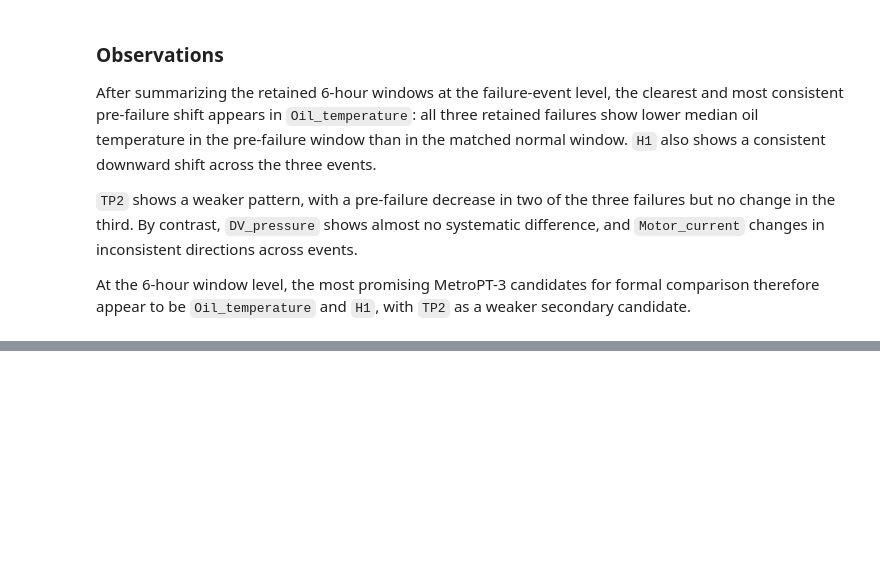
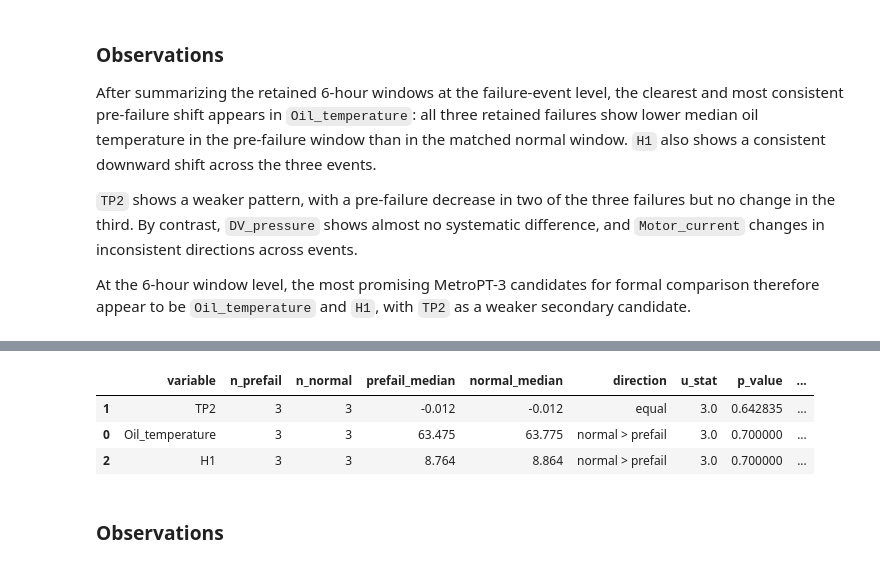
Before and after one commit to Vanya2307/Predictive-Maintenance-Fluid-Systems, a Jupyter notebook: drafts/03_draft_scratchpad.ipynb, the cells around one changed output, grey strips where cells are left out. Saved outputs shown, nothing was run; the diff lists cells and outputs as text; code cells hidden in the pictures; blank space fills up the shorter version.

Commit message:
Complete MetroPT-3 testing and add notebook 03 draft files

```diff
--- a/drafts/03_draft_scratchpad.ipynb
+++ b/drafts/03_draft_scratchpad.ipynb
@@ -443,0 +653,19 @@ At the 6-hour window level, the most promising MetroPT-3 candidates for formal c
+# %%
+metro_vars_final_6h = ['Oil_temperature', 'TP2', 'H1']
+# %%
+metro_event_results_6h = mannwhitney_table(
+    prefail_6h_summary,
+    normal_6h_summary,
+    metro_vars_final_6h,
+    group_a='prefail',
+    group_b='normal'
+)
+
+metro_event_results_6h
+# %% [output]
+|  | variable | n_prefail | n_normal | prefail_median | normal_median | direction | u_stat | p_value | ... |
+| 1 | TP2 | 3 | 3 | -0.012 | -0.012 | equal | 3.0 | 0.642835 | ... |
+| 0 | Oil_temperature | 3 | 3 | 63.475 | 63.775 | normal > prefail | 3.0 | 0.700000 | ... |
+| 2 | H1 | 3 | 3 | 8.764 | 8.864 | normal > prefail | 3.0 | 0.700000 | ... |
+# %% [markdown]
+### Observations
```
Also changed, not shown: parts of 10 cells of this notebook, 4 other files.
